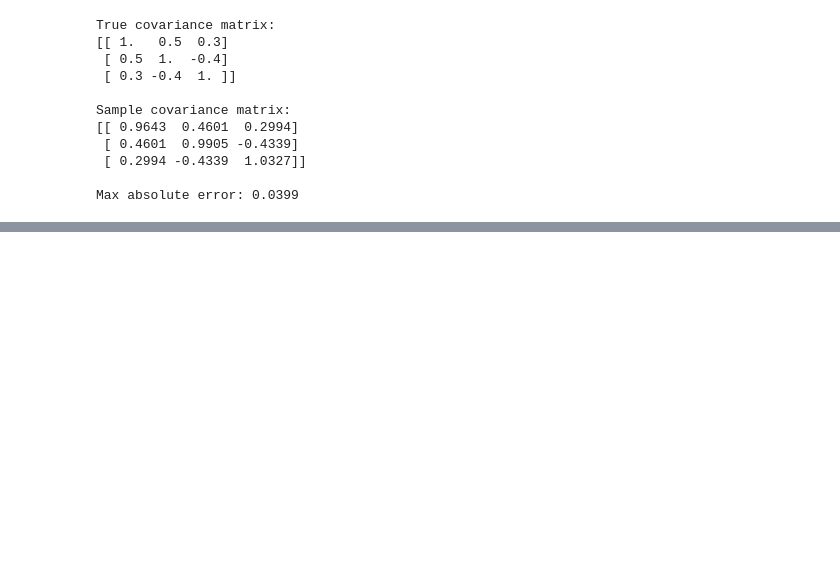
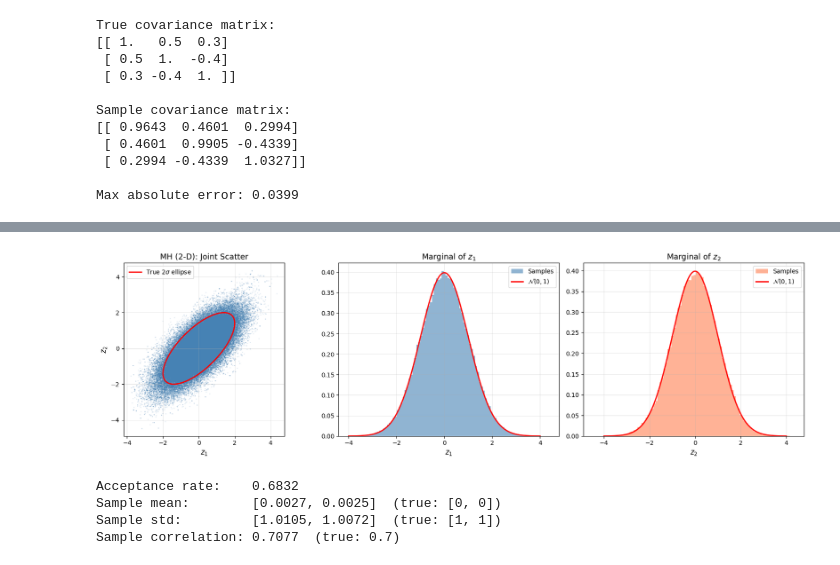
Before and after one commit to mkmishra2000/Sampling-from-a-distribution, a Jupyter notebook: Sampling.ipynb, the cells around one changed output, grey strips where cells are left out. Drawn from its saved outputs; the diff is of its cells as text; code cells hidden in the pictures; blank space fills up the shorter version.

```diff
--- a/Sampling.ipynb
+++ b/Sampling.ipynb
@@ -1228,0 +1316,80 @@ Max absolute error: 0.0399
+# %%
+# ── 2-D Metropolis–Hastings Test: Correlated Bivariate Gaussian ──
+import numpy as np
+import matplotlib.pyplot as plt
+from disSamplePackage import sampler
+
+sam = sampler()
+
+# Target: N(0, Sigma) with rho = 0.7
+Sigma = np.array([[1.0, 0.7],
+                  [0.7, 1.0]])
+Lambda = np.linalg.inv(Sigma)
+
+# Unnormalized target: p(z) ∝ exp(-0.5 * z^T Λ z)
+def p_tilde_2d(z):
+    return np.exp(-0.5 * z @ Lambda @ z)
+
+samples_2d = sam.MetropolisHastings(
+    p_tilde=p_tilde_2d,
+    step_size=0.5,
+    n_samples=200_000,
+    x_range=np.array([[-4, 4],
+                      [-4, 4]])
+)
+
+burn_in = 5000
+s = samples_2d[burn_in:]
+
+# Acceptance rate
+n_accept = np.sum(np.any(np.diff(samples_2d, axis=0) != 0, axis=1))
+accept_rate = n_accept / (len(samples_2d) - 1)
+
+# ── Visualization ──
+fig, axes = plt.subplots(1, 3, figsize=(17, 5))
+
+# Left: Joint scatter with 2-sigma ellipse
+axes[0].scatter(s[:, 0], s[:, 1], s=1, alpha=0.1, color='steelblue')
+theta = np.linspace(0, 2*np.pi, 200)
+eigvals, eigvecs = np.linalg.eigh(Sigma)
+ell = (eigvecs @ np.diag(np.sqrt(eigvals)) @ np.array([np.cos(theta), np.sin(theta)])) * 2
+axes[0].plot(ell[0], ell[1], 'r-', lw=2, label=r'True $2\sigma$ ellipse')
+axes[0].set_xlabel(r"$z_1$", fontsize=12)
+axes[0].set_ylabel(r"$z_2$", fontsize=12)
+axes[0].set_title("MH (2-D): Joint Scatter", fontsize=13)
+axes[0].set_aspect('equal')
+axes[0].legend(fontsize=10)
+axes[0].grid(True, alpha=0.3)
+
+# Center: z1 marginal
+z_grid = np.linspace(-4, 4, 300)
+true_pdf = (1/np.sqrt(2*np.pi)) * np.exp(-0.5*z_grid**2)
+axes[1].hist(s[:, 0], bins=100, density=True, alpha=0.6, color='steelblue', label='Samples')
+axes[1].plot(z_grid, true_pdf, 'r', lw=2, label=r'$\mathcal{N}(0,1)$')
+axes[1].set_xlabel(r"$z_1$", fontsize=12)
+axes[1].set_title(r"Marginal of $z_1$", fontsize=13)
+axes[1].legend(fontsize=10)
+axes[1].grid(True, alpha=0.3)
+
+# Right: z2 marginal
+axes[2].hist(s[:, 1], bins=100, density=True, alpha=0.6, color='coral', label='Samples')
+axes[2].plot(z_grid, true_pdf, 'r', lw=2, label=r'$\mathcal{N}(0,1)$')
+axes[2].set_xlabel(r"$z_2$", fontsize=12)
+axes[2].set_title(r"Marginal of $z_2$", fontsize=13)
+axes[2].legend(fontsize=10)
+axes[2].grid(True, alpha=0.3)
+
+fig.tight_layout()
+plt.show()
+
+# Statistics
+print(f"Acceptance rate:    {accept_rate:.4f}")
+print(f"Sample mean:        [{np.mean(s[:,0]):.4f}, {np.mean(s[:,1]):.4f}]  (true: [0, 0])")
+print(f"Sample std:         [{np.std(s[:,0]):.4f}, {np.std(s[:,1]):.4f}]  (true: [1, 1])")
+print(f"Sample correlation: {np.corrcoef(s[:,0], s[:,1])[0,1]:.4f}  (true: 0.7)")
+# %% [output]
+[figure, added]
+Acceptance rate:    0.6832
+Sample mean:        [0.0027, 0.0025]  (true: [0, 0])
+Sample std:         [1.0105, 1.0072]  (true: [1, 1])
+Sample correlation: 0.7077  (true: 0.7)
```
Also changed, not shown: parts of 7 cells of this notebook, 1 other file.
